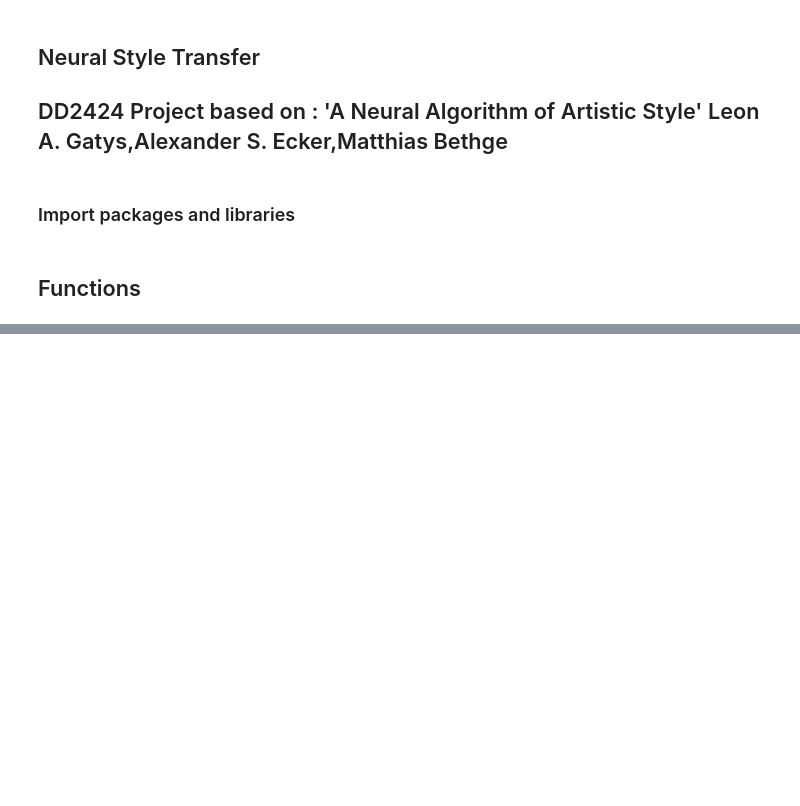
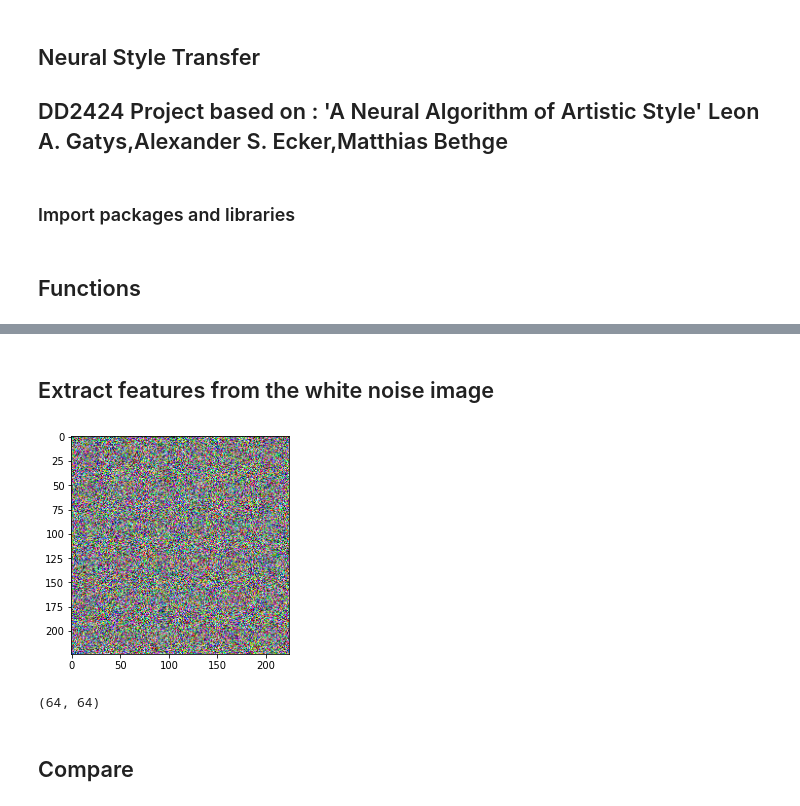
Before and after one commit to HuguesSib/NeuralStyleTransfer, a Jupyter notebook: Project.ipynb, the cells around one changed output, grey strips where cells are left out. Saved outputs shown, nothing was run; the diff lists cells and outputs as text; code cells hidden in the pictures; blank space fills up the shorter version.

```diff
--- a/Project.ipynb
+++ b/Project.ipynb
@@ -46,3 +46,7 @@ def vgg_model(layers):
     outputs = [vgg.get_layer(name).output for name in layers]
     model = tf.keras.Model([vgg.input], outputs)
     return model
+
+def gram_matrix(F):
+  G = np.matmul(np.transpose(F), F)
+  return G
@@ -98,0 +109,41 @@ Style features Size :
+# %% [markdown]
+## Extract features from the white noise image
+# %%
+noisy_image = np.random.uniform(0, 1, [1,224, 224, 3])
+imShow(noisy_image)
+
+#Create the features map of both images
+noise_content_features = content_model.predict(noisy_image)
+noise_style_features = style_model.predict(noisy_image)
+'''
+Content features Size :
+(1, 14, 14, 512)
+Style features Size :
+(1, 224, 224, 64)
+(1, 112, 112, 128)
+(1, 56, 56, 256)
+(1, 28, 28, 512)
+(1, 14, 14, 512)
+
+'''
+#Compute Gram matrices for style
+G = []
+A = []
+# First reshape features in MlxNl
+for layer in range(len(noise_style_features)):
+    Ml = noise_style_features[layer].shape[1]*noise_style_features[layer].shape[2]
+    Nl = noise_style_features[layer].shape[3]
+
+    Fl = np.reshape(noise_style_features[layer],(Ml, Nl))
+    G.append(gram_matrix(Fl))
+
+    Al = np.reshape(style_features[layer],(Ml, Nl))
+    A.append(gram_matrix(Al))
+# %% [output]
+[figure, added]
+# %%
+G[0].shape
+# %% [output]
+(64, 64)
+# %% [markdown]
+## Compare
```
Also changed, not shown: parts of 3 cells of this notebook.
